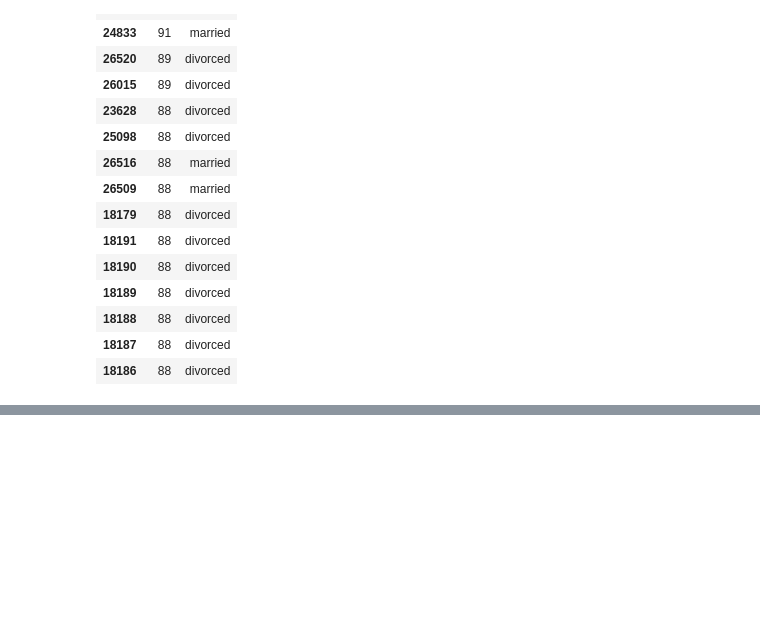
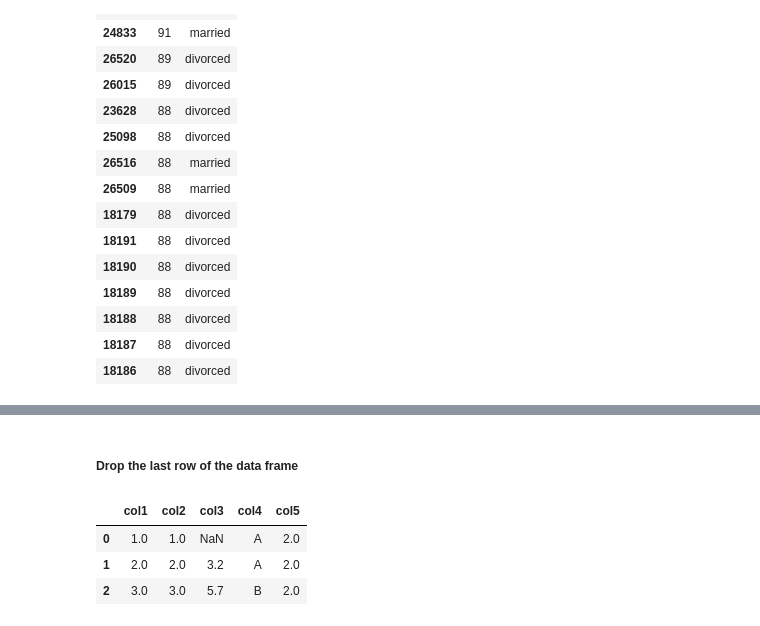
Before and after one commit to drusho/WGU, a Jupyter notebook: d206 - Data Cleaning/bank_marketing_training.ipynb, the cells around one changed output, grey strips where cells are left out. Saved outputs shown, nothing was run; the diff lists cells and outputs as text; code cells hidden in the pictures; blank space fills up the shorter version.

```diff
--- a/d206 - Data Cleaning/bank_marketing_training.ipynb
+++ b/d206 - Data Cleaning/bank_marketing_training.ipynb
@@ -279,0 +323,11 @@ bt_5_outliers_sorted[["age", "marital"]].head(15)
+# %% [markdown]
+##### Drop the last row of the data frame
+# %%
+test_df2 = test_df.copy()
+test_df2 = test_df2.drop([6])
+test_df2.head(3)
+# %% [output]
+|  | col1 | col2 | col3 | col4 | col5 |
+| 0 | 1.0 | 1.0 | NaN | A | 2.0 |
+| 1 | 2.0 | 2.0 | 3.2 | A | 2.0 |
+| 2 | 3.0 | 3.0 | 5.7 | B | 2.0 |
```
Also changed, not shown: parts of 10 cells of this notebook.
